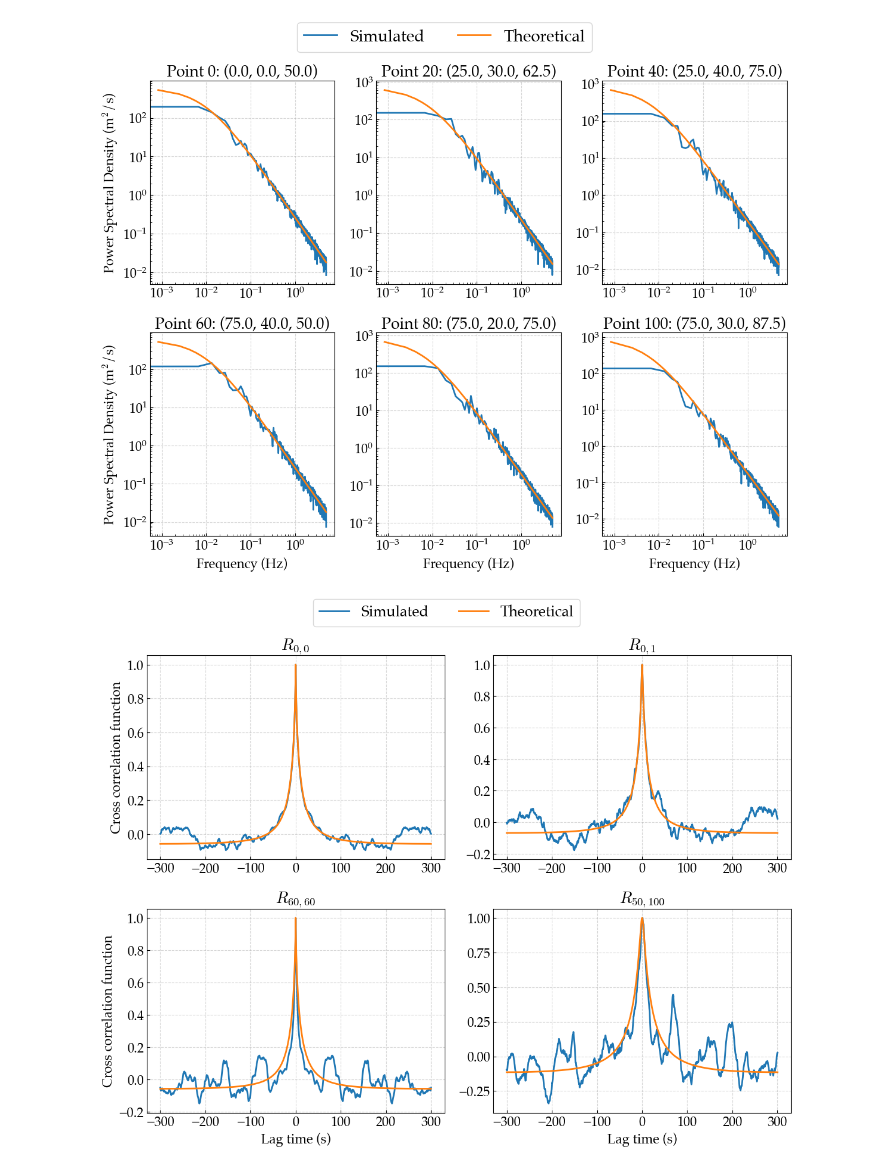
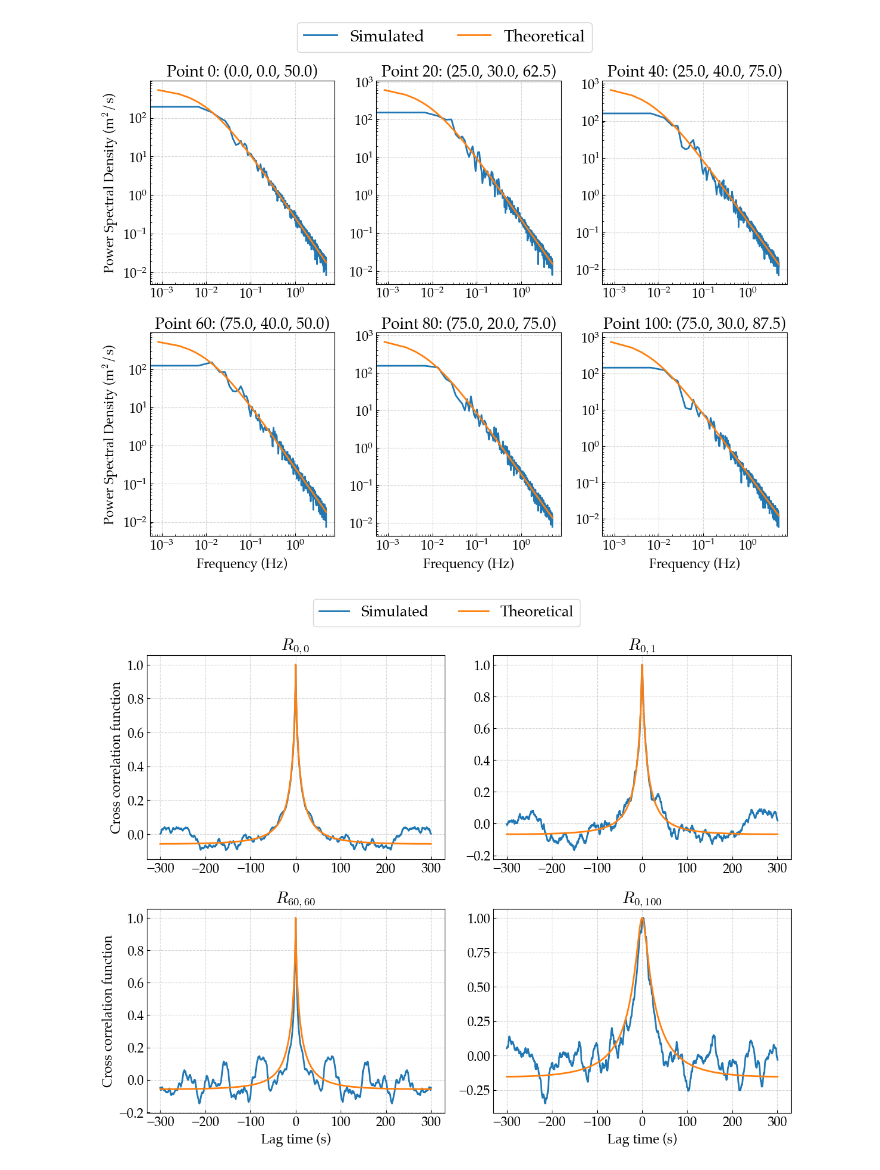
Before and after one commit to NanxiiChen/wind-simulation-GPU, a Jupyter notebook: examples/validate_cross_correlation.ipynb, the cells around one changed output. Saved outputs shown, nothing was run; the diff lists cells and outputs as text; code cells hidden in the pictures.

```diff
--- a/examples/validate_cross_correlation.ipynb
+++ b/examples/validate_cross_correlation.ipynb
@@ -48,7 +48,9 @@ zs = np.linspace(50, 100, 5)
 positions = np.array(np.meshgrid(xs, ys, zs)).T.reshape(-1, 3)
 # order these positions by norm
 positions = positions[np.linalg.norm(positions, axis=1).argsort()]
-wind_speeds = np.ones_like(positions[:, 0]) * 20.0  # m/s
+wind_speeds = simulator.spectrum.calculate_mean_wind_speed(positions[:, 2],
+                                                          simulator.params["U_d"],
+                                                          simulator.params["alpha_0"])
 # %%
 samples, frequencies = simulator.simulate_wind(positions, wind_speeds, component="u",)
 samples.shape
@@ -103,7 +110,7 @@ fig.savefig("../wind_simulation_paper/validate_psd.pdf", bbox_inches='tight')
 # %% [output]
 [figure]
 # %%
-pairs = [(0, 0), (0, 1), (60, 60), (50, 100)]
+pairs = [(0, 0), (0, 1), (60, 60), (0, 100)]
 visualizer = get_visualizer(backend="numpy", key=42, simulator=simulator)
 fig, axes = plt.subplots(2, 2, figsize=(12, 9))
 axes = axes.flatten()
@@ -113,31 +120,31 @@ for i, pair in enumerate(pairs):
 
     plot_lag_times, plot_corr, theo_plot_times, theo_plot = \
         visualizer.plot_cross_correlation(
             samples,
             positions,
             wind_speeds,
             show=False,
             component="u",
             indices=pair,
             return_data=True
         )
 
     ax.plot(plot_lag_times, plot_corr, label="Simulated", color="C0", lw=2)
     ax.plot(theo_plot_times, theo_plot, label="Theoretical", color="C1", lw=2)
     x1, y1, z1 = positions[idx1]
     x2, y2, z2 = positions[idx2]
     ax.set_title(rf"$R_{{{idx1}, {idx2}}}$")
     if i % 2 == 0:
         ax.set_ylabel("Cross correlation function")
     if i >= 2:
         ax.set_xlabel("Lag time (s)")
     ax.xaxis.set_major_locator(plt.MultipleLocator(100))
 # customize legend
 lines, labels = axes[0].get_legend_handles_labels()
 fig.legend(lines, labels, loc='lower center', bbox_to_anchor=(0.5, 0.98), ncol=2, fontsize=18)
 fig.tight_layout()
 fig.savefig("./img/validate_correlation.png", dpi=300, bbox_inches='tight')
 fig.savefig("./img/validate_correlation.pdf", bbox_inches='tight')
 fig.savefig("../wind_simulation_paper/validate_correlation.pdf", bbox_inches='tight')
 # %% [output]
-[figure, old version]
+[figure, new version]
```
Also changed, not shown: parts of 1 cell of this notebook, 5 other files.
